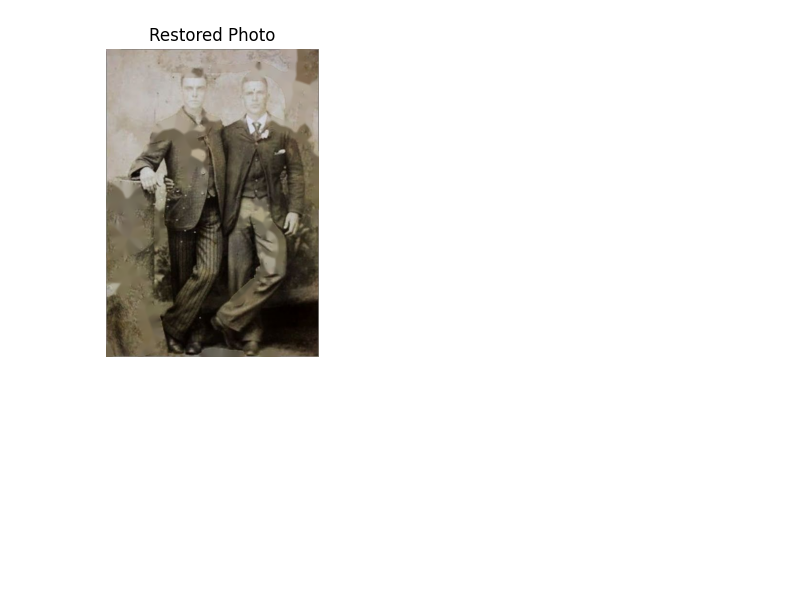
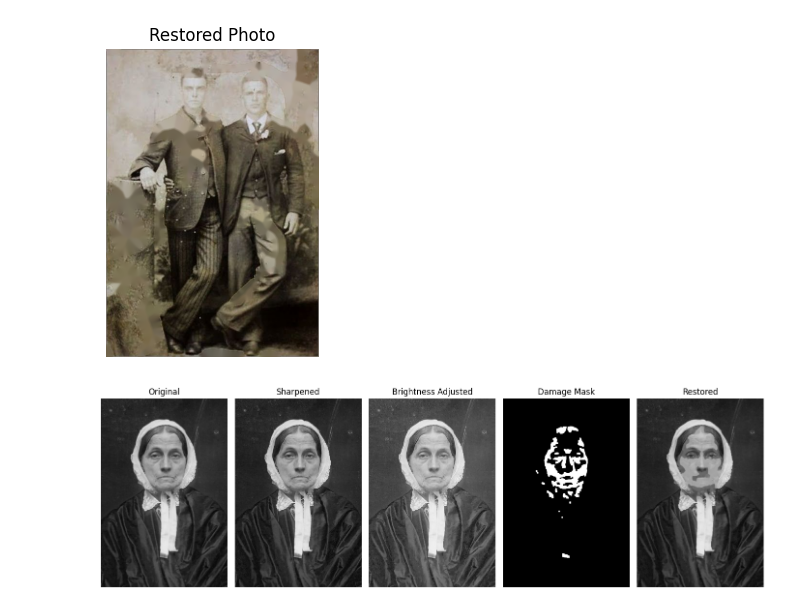
Before and after one commit to Image-Processing-Photo-Restoration/Photo-Restoration, a Jupyter notebook: photo-restore.ipynb, the cells around one changed output. Cells and saved outputs as stored; diff of their text form; code cells hidden in the pictures; blank space fills up the shorter version.

```diff
--- a/photo-restore.ipynb
+++ b/photo-restore.ipynb
@@ -124,6 +128,7 @@ def colour_correction(photo):
 
 def masking(photo):
     grey = cv2.cvtColor(photo, cv2.COLOR_BGR2GRAY)
+
     mask_mid = cv2.inRange(grey, 110, 160)
 
     kernel = np.ones((5,5), np.uint8)
@@ -131,15 +136,7 @@ def masking(photo):
     mask_mid = cv2.morphologyEx(mask_mid, cv2.MORPH_CLOSE, kernel)
 
     mask_small = cv2.morphologyEx(mask_mid, cv2.MORPH_OPEN, np.ones((9,9), np.uint8))
-    hsv = cv2.cvtColor(photo, cv2.COLOR_BGR2HSV)
-    _, _, v = cv2.split(hsv)
-
     _, damage_mask = cv2.threshold(mask_small, 127, 255, cv2.THRESH_BINARY)
-
-    damage_mask = damage_mask.astype(np.uint8)
-
-    if damage_mask.shape != photo.shape[:2]:
-        damage_mask = cv2.resize(damage_mask, (photo.shape[1], photo.shape[0]))
 
     restored = cv2.inpaint(photo, damage_mask, 5, cv2.INPAINT_TELEA)
 
@@ -186,30 +183,32 @@ def show_results(original, sharp, brightened, damage_mask, restored):
     plt.imshow(damage_mask, cmap='gray')
     plt.title("Damage Mask")
     plt.axis('off')
 
     plt.subplot(1, 5, 5)
     plt.imshow(cv2.cvtColor(restored, cv2.COLOR_BGR2RGB))
     plt.title("Restored")
     plt.axis('off')
 
     plt.tight_layout()
     plt.show()
 
 
 def show_image(title, img_bgr):
     img_rgb = cv2.cvtColor(img_bgr, cv2.COLOR_BGR2RGB)
     plt.figure(figsize=(6, 4))
     plt.title(title)
     plt.imshow(img_rgb)
     plt.axis('off')
     plt.show()
 
 
 # main processing pipeline
 photo = cv2.imread('sample-photos/old_photo_01.jpg')
 
 sharp = sharpen_image(photo)
 brightened = adjust_brightness(sharp)
 damage_mask, restored = masking(photo)
 
 show_results(photo, sharp, brightened, damage_mask, restored)
+# %% [output]
+[figure, added]
```
Also changed, not shown: parts of 2 cells of this notebook, 1 other file.
